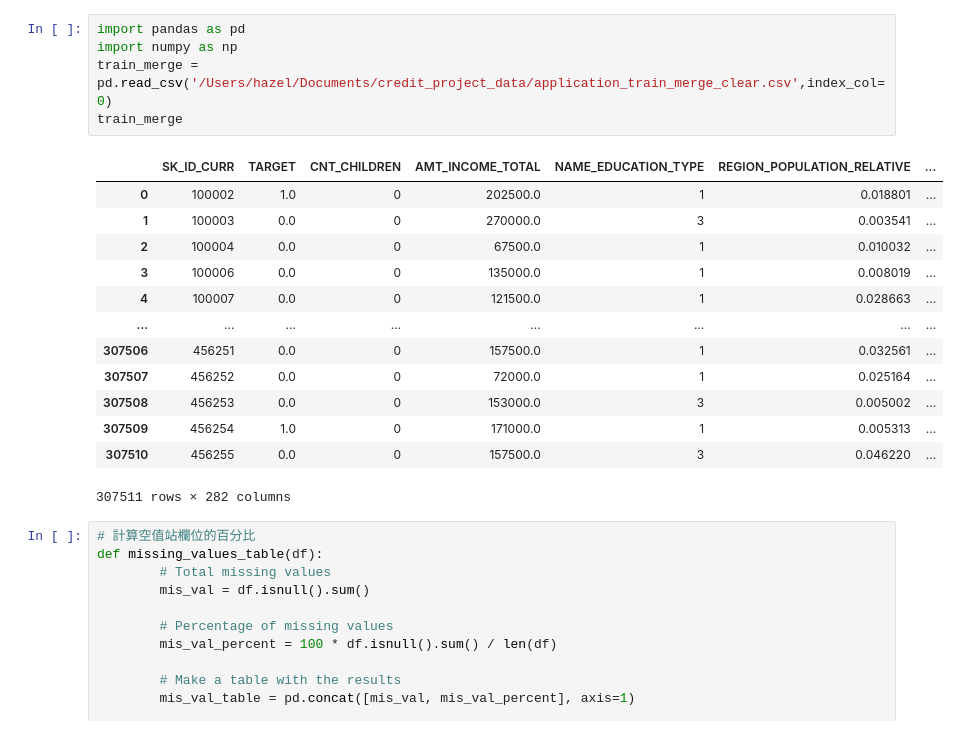
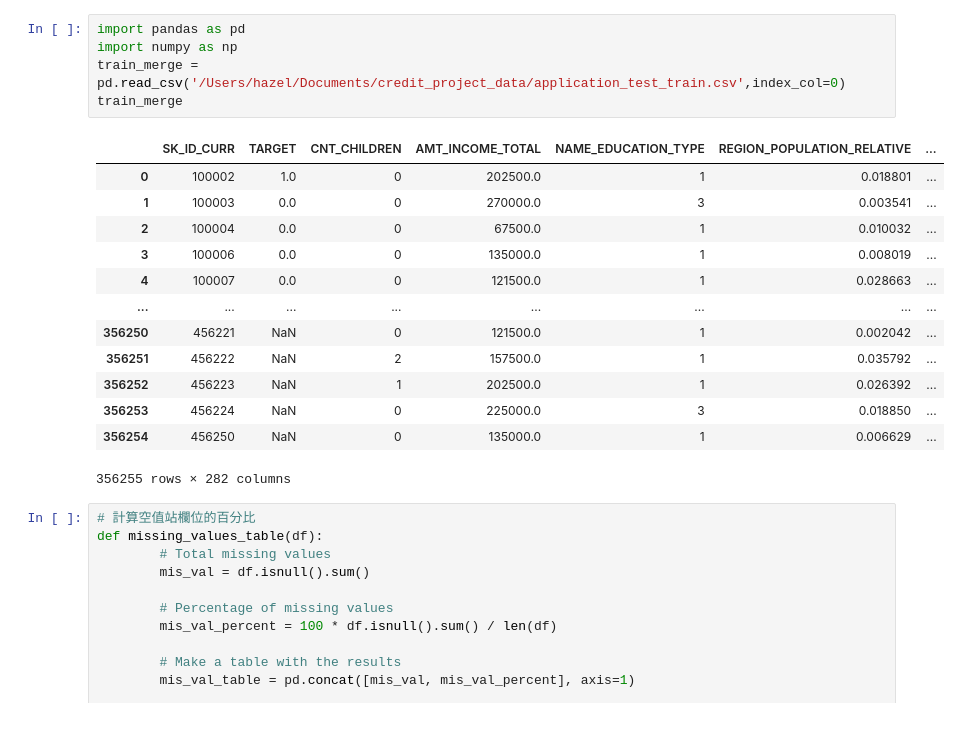
Before and after one commit to hazel1002/credit_risk, a Jupyter notebook: preprocessing.ipynb, the cells around one changed output. Drawn from its saved outputs; the diff is of its cells as text.

```diff
--- a/preprocessing.ipynb
+++ b/preprocessing.ipynb
@@ -1,22 +1,22 @@
 # %%
 import pandas as pd
 import numpy as np
-train_merge = pd.read_csv('/Users/hazel/Documents/credit_project_data/application_train_merge_clear.csv',index_col=0)
+train_merge = pd.read_csv('/Users/hazel/Documents/credit_project_data/application_test_train.csv',index_col=0)
 train_merge
 # %% [output]
 |  | SK_ID_CURR | TARGET | CNT_CHILDREN | AMT_INCOME_TOTAL | NAME_EDUCATION_TYPE | REGION_POPULATION_RELATIVE | ... |
 | 0 | 100002 | 1.0 | 0 | 202500.0 | 1 | 0.018801 | ... |
 | 1 | 100003 | 0.0 | 0 | 270000.0 | 3 | 0.003541 | ... |
 | 2 | 100004 | 0.0 | 0 | 67500.0 | 1 | 0.010032 | ... |
 | 3 | 100006 | 0.0 | 0 | 135000.0 | 1 | 0.008019 | ... |
 | 4 | 100007 | 0.0 | 0 | 121500.0 | 1 | 0.028663 | ... |
 | ... | ... | ... | ... | ... | ... | ... | ... |
-| 307506 | 456251 | 0.0 | 0 | 157500.0 | 1 | 0.032561 | ... |
-| 307507 | 456252 | 0.0 | 0 | 72000.0 | 1 | 0.025164 | ... |
-| 307508 | 456253 | 0.0 | 0 | 153000.0 | 3 | 0.005002 | ... |
-| 307509 | 456254 | 1.0 | 0 | 171000.0 | 1 | 0.005313 | ... |
-| 307510 | 456255 | 0.0 | 0 | 157500.0 | 3 | 0.046220 | ... |
+| 356250 | 456221 | NaN | 0 | 121500.0 | 1 | 0.002042 | ... |
+| 356251 | 456222 | NaN | 2 | 157500.0 | 1 | 0.035792 | ... |
+| 356252 | 456223 | NaN | 1 | 202500.0 | 1 | 0.026392 | ... |
+| 356253 | 456224 | NaN | 0 | 225000.0 | 3 | 0.018850 | ... |
+| 356254 | 456250 | NaN | 0 | 135000.0 | 1 | 0.006629 | ... |
-307511 rows × 282 columns
+356255 rows × 282 columns
 # %%
 # 計算空值站欄位的百分比
 def missing_values_table(df):
```
Also changed, not shown: parts of 14 cells of this notebook, 1 other file.
